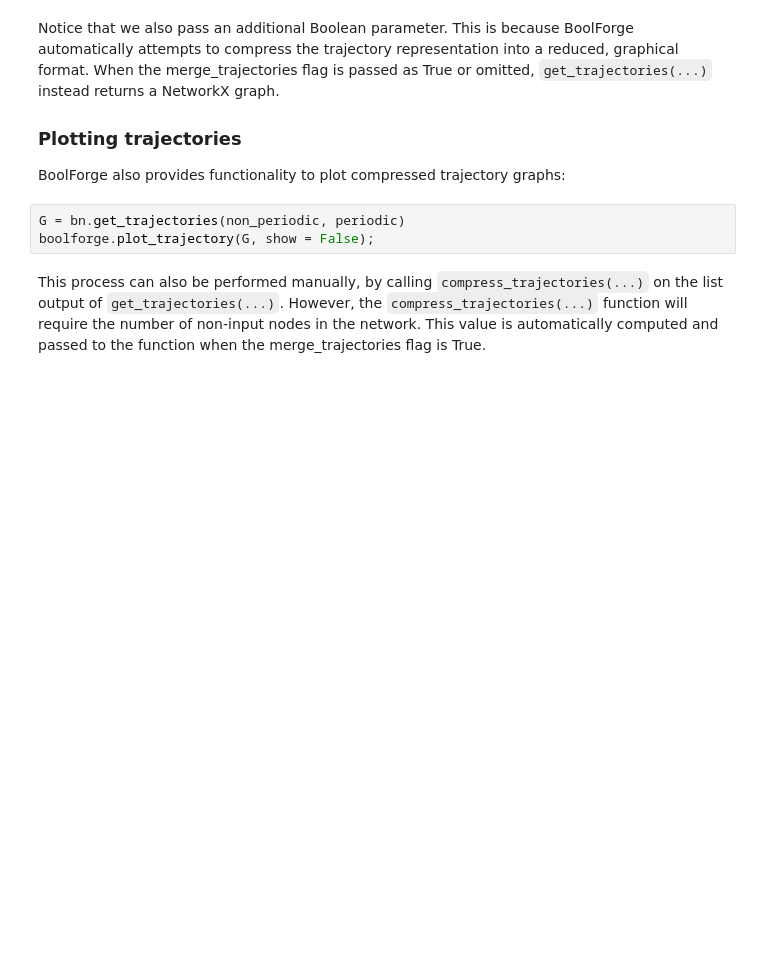
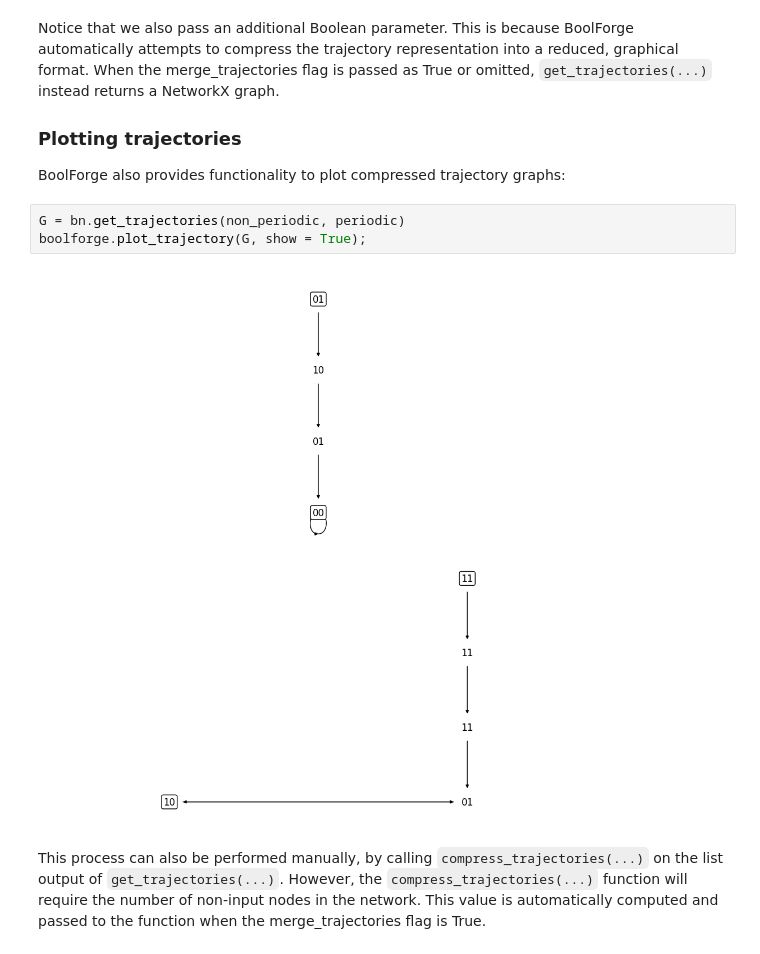
Before and after one commit to ckadelka/BoolForge, a Jupyter notebook: tutorials/tutorial_dynamics_decomposition.ipynb, the cells around one changed output. Cells and saved outputs as stored; diff of their text form; blank space fills up the shorter version.

```diff
--- a/tutorials/tutorial_dynamics_decomposition.ipynb
+++ b/tutorials/tutorial_dynamics_decomposition.ipynb
@@ -91,7 +96,9 @@ as True or omitted, `get_trajectories(...)` instead returns a NetworkX graph.
 BoolForge also provides functionality to plot compressed trajectory graphs:
 # %%
 G = bn.get_trajectories(non_periodic, periodic)
-boolforge.plot_trajectory(G, show = False);
+boolforge.plot_trajectory(G, show = True);
+# %% [output]
+[figure, added]
 # %% [markdown]
 This process can also be performed manually, by calling `compress_trajectories(...)`
 on the list output of `get_trajectories(...)`. However, the `compress_trajectories(...)`
```
Also changed, not shown: parts of 13 cells of this notebook, 7 other files.
